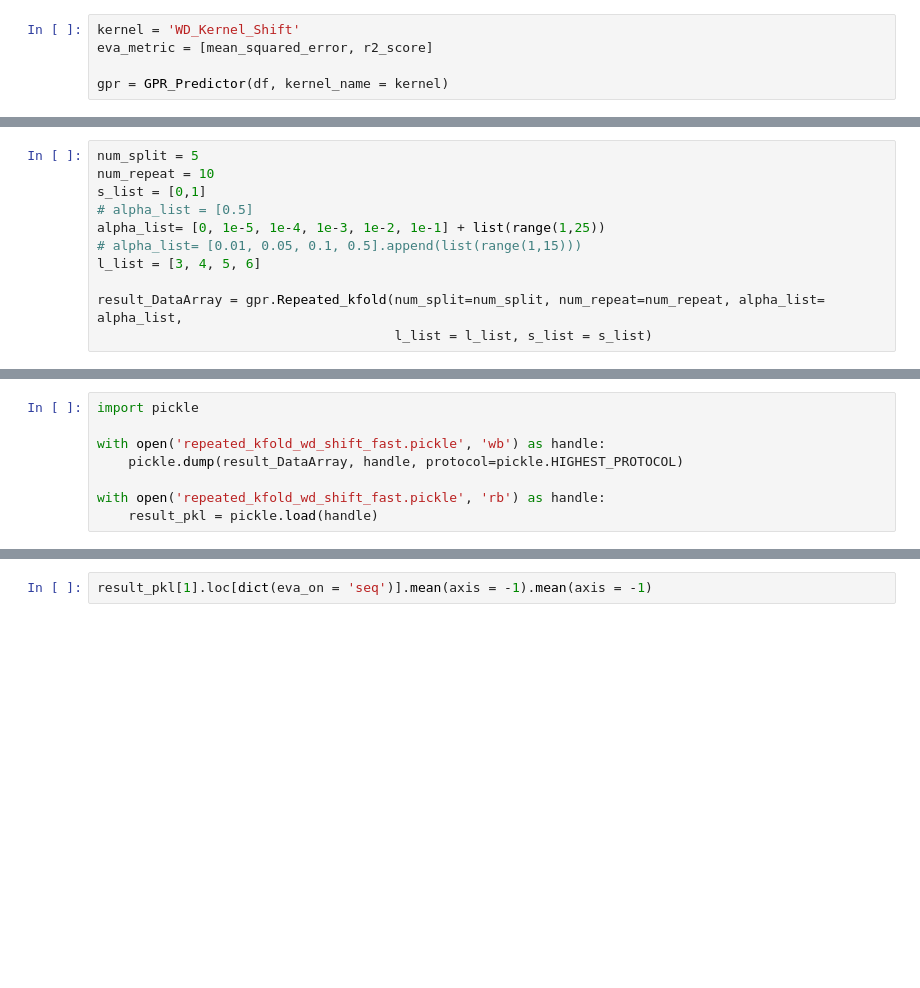
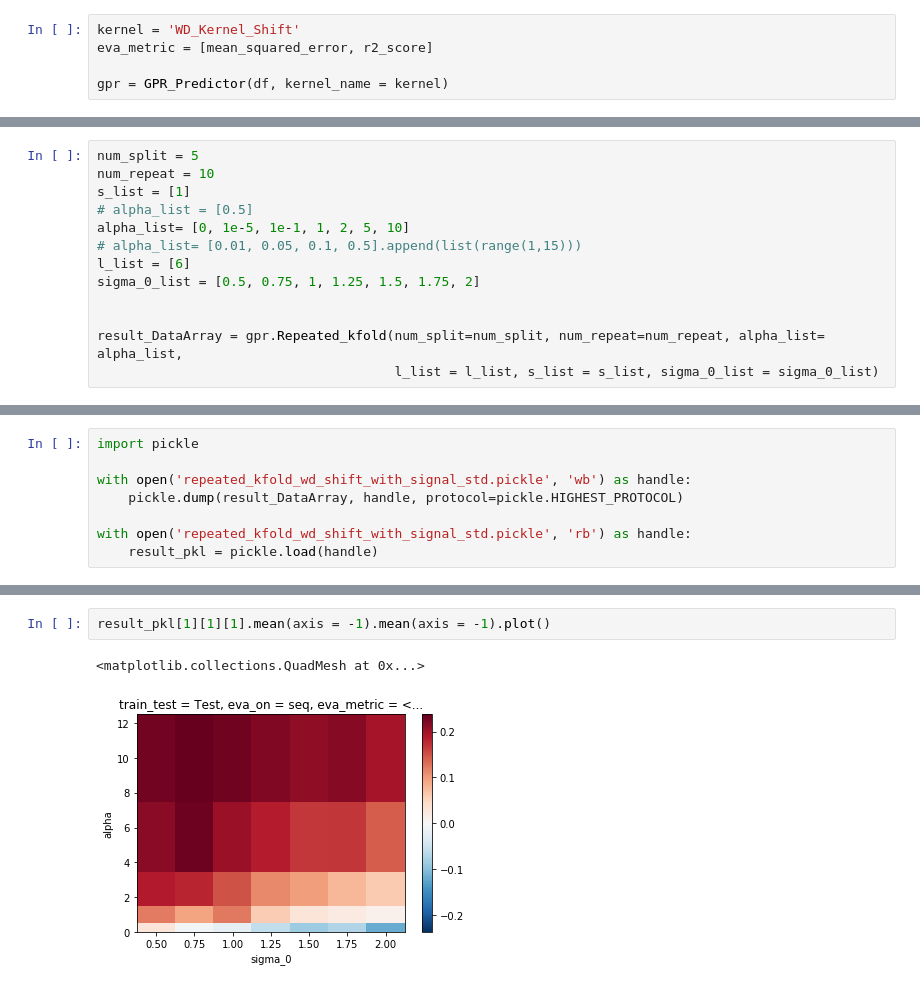
Before and after one commit to mholowko/Solaris, a Jupyter notebook: notebooks/result_analysis/repeated_kfold.ipynb, the cells around one changed output, grey strips where cells are left out. Saved outputs shown, nothing was run; the diff lists cells and outputs as text; blank space fills up the shorter version.

Commit message:
kfold for sigma0; second round design finish.

```diff
--- a/notebooks/result_analysis/repeated_kfold.ipynb
+++ b/notebooks/result_analysis/repeated_kfold.ipynb
@@ -137,13 +138,15 @@ gpr = GPR_Predictor(df, kernel_name = kernel)
 # %%
 num_split = 5
 num_repeat = 10
-s_list = [0,1]
+s_list = [1]
 # alpha_list = [0.5]
-alpha_list= [0, 1e-5, 1e-4, 1e-3, 1e-2, 1e-1] + list(range(1,25))
+alpha_list= [0, 1e-5, 1e-1, 1, 2, 5, 10]
 # alpha_list= [0.01, 0.05, 0.1, 0.5].append(list(range(1,15)))
-l_list = [3, 4, 5, 6]
+l_list = [6]
+sigma_0_list = [0.5, 0.75, 1, 1.25, 1.5, 1.75, 2]
+
 
 result_DataArray = gpr.Repeated_kfold(num_split=num_split, num_repeat=num_repeat, alpha_list= alpha_list,
-                                      l_list = l_list, s_list = s_list)
+                                      l_list = l_list, s_list = s_list, sigma_0_list = sigma_0_list)
 # %% [output]
 Repeated KFold Running ...
@@ -168,10 +171,10 @@ init kernel
 # %%
 import pickle
 
-with open('repeated_kfold_wd_shift_fast.pickle', 'wb') as handle:
+with open('repeated_kfold_wd_shift_with_signal_std.pickle', 'wb') as handle:
     pickle.dump(result_DataArray, handle, protocol=pickle.HIGHEST_PROTOCOL)
 
-with open('repeated_kfold_wd_shift_fast.pickle', 'rb') as handle:
+with open('repeated_kfold_wd_shift_with_signal_std.pickle', 'rb') as handle:
     result_pkl = pickle.load(handle)
 # %%
 result_pkl.loc[dict(train_test = 'Test')]
@@ -180,2 +219,5 @@ result_pkl[1].mean(axis = -1).mean(axis = -1)
 # %%
-result_pkl[1].loc[dict(eva_on = 'seq')].mean(axis = -1).mean(axis = -1)
+result_pkl[1][1][1].mean(axis = -1).mean(axis = -1).plot()
+# %% [output]
+<matplotlib.collections.QuadMesh at 0x...>
+[figure, added]
```
Also changed, not shown: parts of 4 cells of this notebook, 11 other files.
